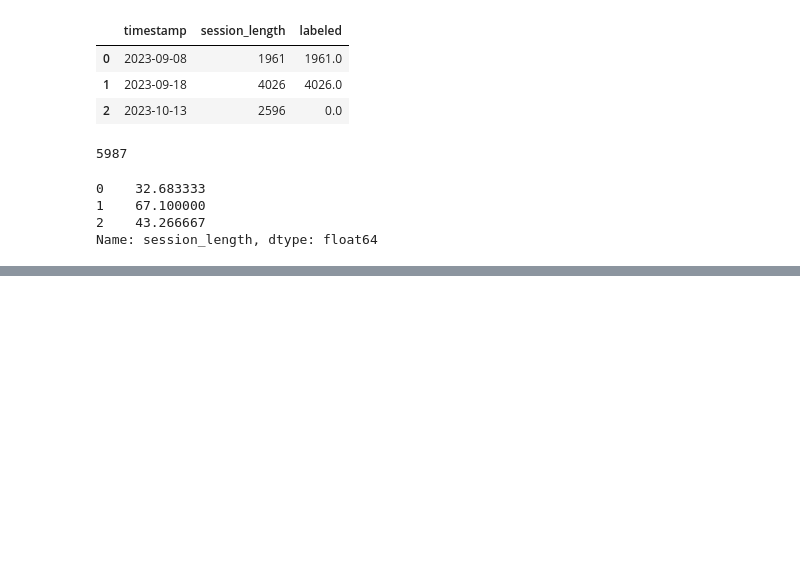
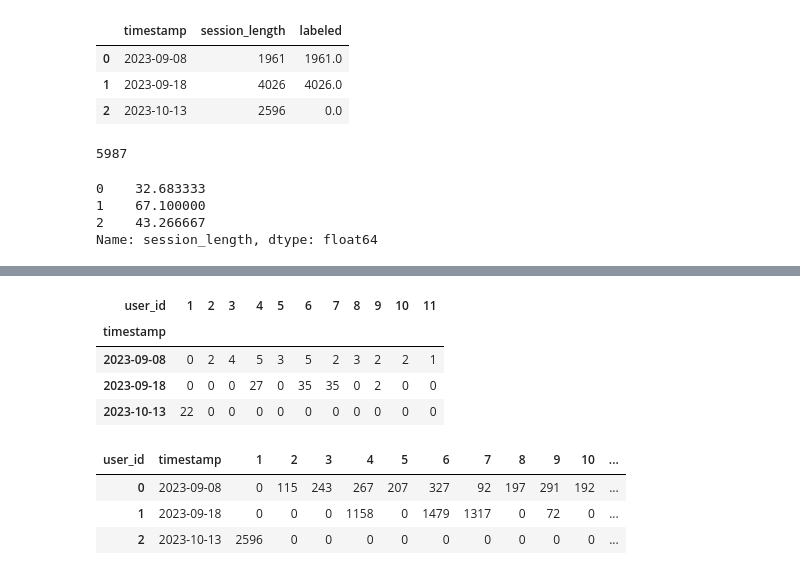
Before and after one commit to kaasimir/tensionterminator, a Jupyter notebook: notebooks/db_statistik/video_length.ipynb, the cells around one changed output, grey strips where cells are left out. Saved outputs shown, nothing was run; the diff lists cells and outputs as text; code cells hidden in the pictures; blank space fills up the shorter version.

```diff
--- a/notebooks/db_statistik/video_length.ipynb
+++ b/notebooks/db_statistik/video_length.ipynb
@@ -116,0 +146,10 @@ plt.show()
+# %%
+session_user_id_df_test1 = df.groupby([df['timestamp'].dt.date, 'user_id']).size().unstack(fill_value=0)
+# %%
+session_user_id_df_test1
+# %% [output]
+| user_id | 1 | 2 | 3 | 4 | 5 | 6 | 7 | 8 | 9 | 10 | 11 |
+| timestamp |  |  |  |  |  |  |  |  |  |  |  |
+| 2023-09-08 | 0 | 2 | 4 | 5 | 3 | 5 | 2 | 3 | 2 | 2 | 1 |
+| 2023-09-18 | 0 | 0 | 0 | 27 | 0 | 35 | 35 | 0 | 2 | 0 | 0 |
+| 2023-10-13 | 22 | 0 | 0 | 0 | 0 | 0 | 0 | 0 | 0 | 0 | 0 |
@@ -116,0 +160,7 @@ plt.show()
+# %%
+session_user_time_df
+# %% [output]
+| user_id | timestamp | 1 | 2 | 3 | 4 | 5 | 6 | 7 | 8 | 9 | 10 | ... |
+| 0 | 2023-09-08 | 0 | 115 | 243 | 267 | 207 | 327 | 92 | 197 | 291 | 192 | ... |
+| 1 | 2023-09-18 | 0 | 0 | 0 | 1158 | 0 | 1479 | 1317 | 0 | 72 | 0 | ... |
+| 2 | 2023-10-13 | 2596 | 0 | 0 | 0 | 0 | 0 | 0 | 0 | 0 | 0 | ... |
```
Also changed, not shown: parts of 15 cells of this notebook.
